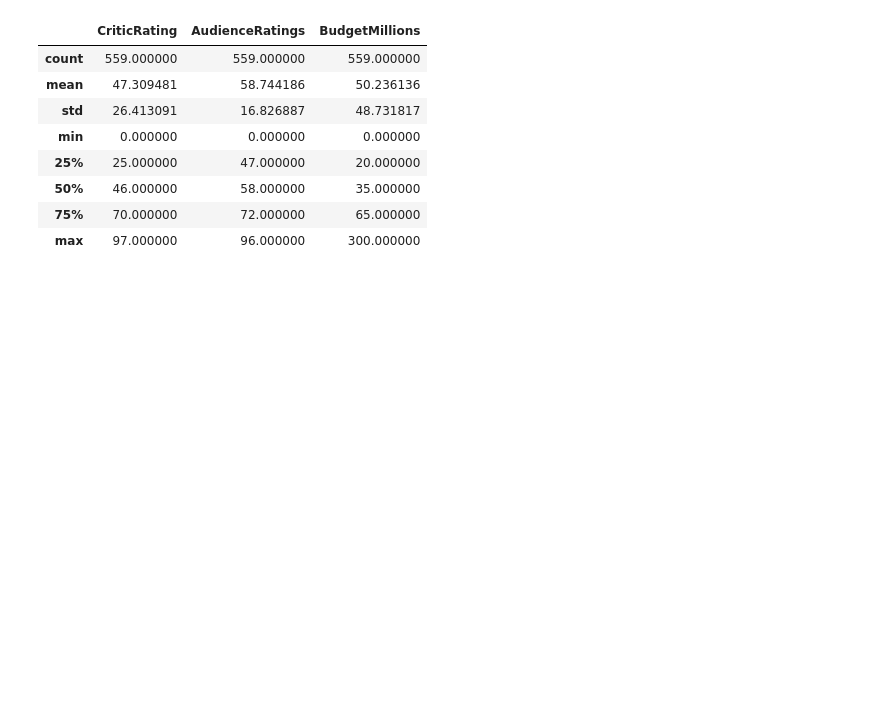
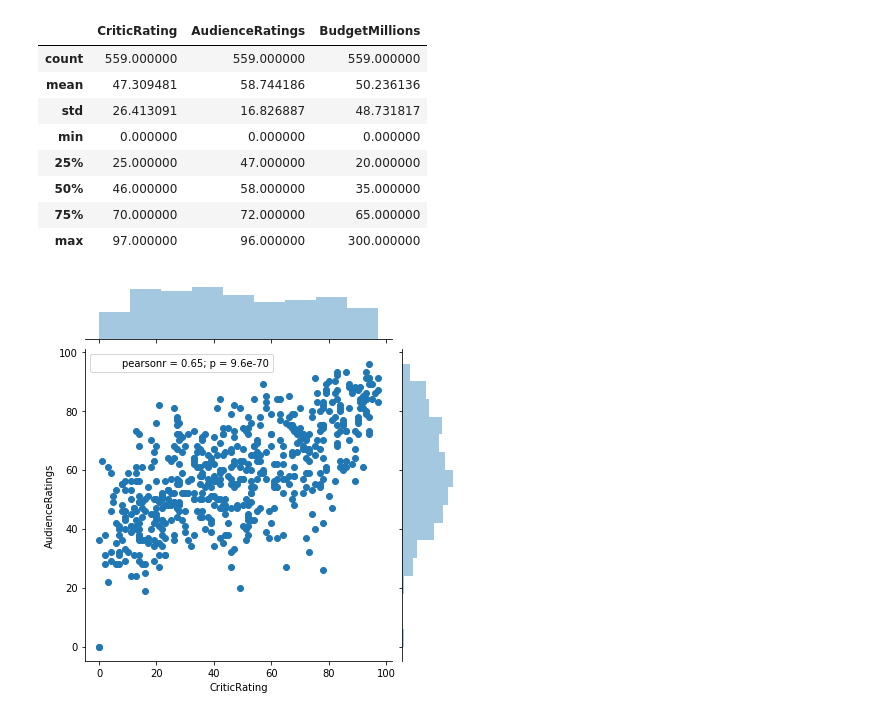
Before and after one commit to tedyeung/Python-, a Jupyter notebook: data_vizualization/Advance_Vizualization.ipynb, the cells around one changed output. Saved outputs shown, nothing was run; the diff lists cells and outputs as text; code cells hidden in the pictures; blank space fills up the shorter version.

```diff
--- a/data_vizualization/Advance_Vizualization.ipynb
+++ b/data_vizualization/Advance_Vizualization.ipynb
@@ -100,3 +100,8 @@ import seaborn as sns
 %matplotlib inline
 import warnings
 warnings.filterwarnings('ignore')
+# %%
+# Joiplots
+j = sns.jointplot(data=movies, x='CriticRating', y='AudienceRatings')
+# %% [output]
+[figure, added]
```
